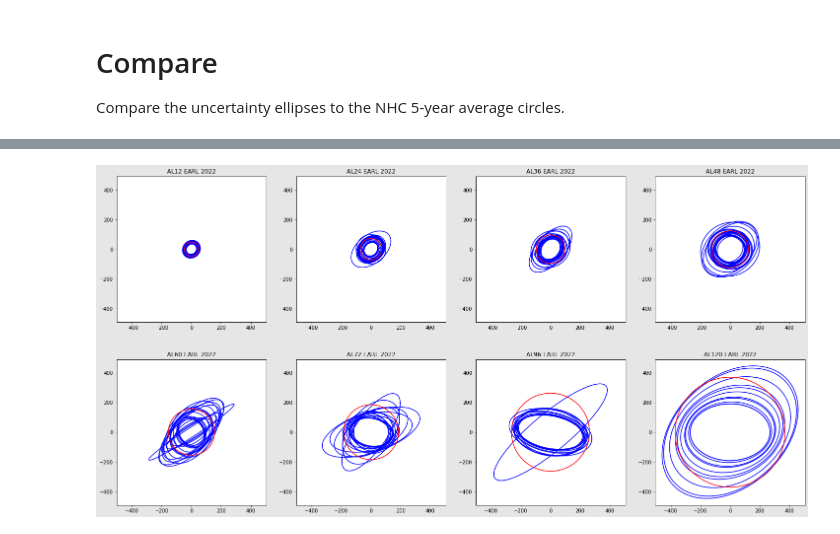
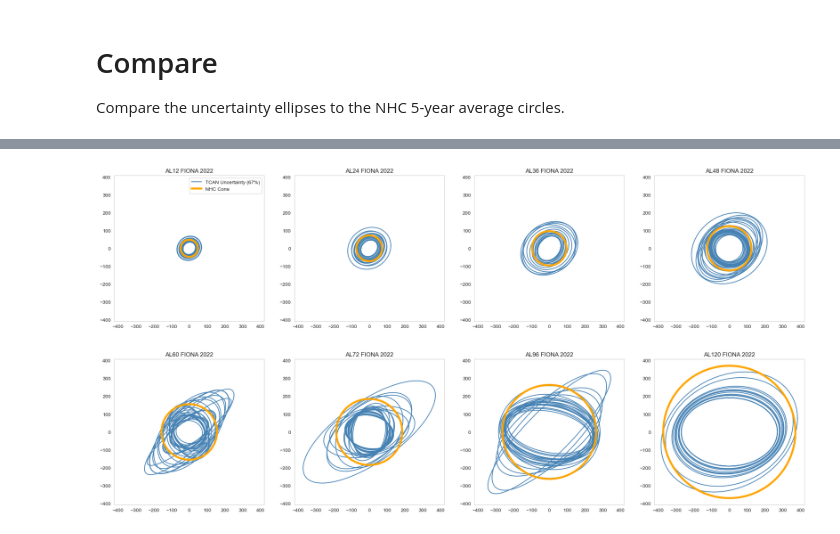
Before and after one commit to mafern/tcane_track, a Jupyter notebook: _compare_to_nhc_by_storm.ipynb, the cells around one changed output, grey strips where cells are left out. Saved outputs shown, nothing was run; the diff lists cells and outputs as text; code cells hidden in the pictures.

Commit message:
cleaned-up planet comparisons between nhc and tcan. moved plotting ability by lead to archive (eab).

```diff
--- a/_compare_to_nhc_by_storm.ipynb
+++ b/_compare_to_nhc_by_storm.ipynb
@@ -12,0 +21,3 @@ __version__ = "15 December 2022"
+# %%
+FIGURE_PATH = "figures/analysis/"
+PREDICTIONS_PATH = "saved_predictions/"
@@ -12,0 +26,5 @@ __version__ = "15 December 2022"
+# %%
+mpl.rcParams['savefig.dpi'] = 600
+mpl.rcParams["figure.dpi"] = 100
+dpiFig = 600
+np.warnings.filterwarnings("ignore", category=np.VisibleDeprecationWarning)
@@ -13,7 +33,7 @@ __version__ = "15 December 2022"
 # %%
-NAME = "EARL"          # <<< adjustable parameter
+NAME = "FIONA"          # <<< adjustable parameter
 
-ELLIPSE_COLOR = 'b'
-CIRCLE_COLOR = 'r'
+ELLIPSE_COLOR = 'steelblue'
+CIRCLE_COLOR = 'orange'
 NAUTICAL_MILE_TO_KM = 1.852
 FIGURE_WIDTH = 25
@@ -30,9 +54,14 @@ THETA = np.linspace(0, 2 * np.pi, 1000)
 def plot_circle(ax, radius):
     x = radius * np.cos(THETA)
     y = radius * np.sin(THETA)
-    ax.plot(x, y, '-', color=CIRCLE_COLOR)
+    ax.plot(x, y, '-', color=CIRCLE_COLOR, linewidth=4, label="NHC Cone")
 
-def plot_ellipse(ax, sigma_u, sigma_v, rho, r):
+def plot_ellipse(ax, sigma_u, sigma_v, rho, r, label=False):
+    if label:
+        label_text = "TCAN Uncertainty (67%)"
+    else:
+        label_text = None
+
     x = r * sigma_u * np.cos(THETA)
     y = r * sigma_v * (rho * np.cos(THETA) + np.sqrt(1 - rho * rho) * np.sin(THETA))
-    ax.plot(x, y, '-', color=ELLIPSE_COLOR)
+    ax.plot(x, y, '-', color=ELLIPSE_COLOR, linewidth=1.5, label=label_text)
@@ -46,12 +77,12 @@ fig, ax = plt.subplots(
     nrows=2,
     ncols=4,
     figsize=(FIGURE_WIDTH, 0.5*FIGURE_WIDTH),
-    facecolor=(0.9, 0.9, 0.9),
+    facecolor="white",#(0.9, 0.9, 0.9),
 )
 ax = ax.flat
 
 for i, ftime in enumerate(ftimes):
-    pathname = f"saved_predictions/centered_bivariate_normal_*_AL{ftime}_{year}_centered_bivariate_normal_rng_seed_{rng_seed}_testing_predictions.csv"
+    pathname = f"{PREDICTIONS_PATH}/centered_bivariate_normal_*_AL{ftime}_{year}_centered_bivariate_normal_rng_seed_{rng_seed}_testing_predictions.csv"
     file_list = glob.glob(pathname=pathname)
     assert(len(file_list) == 1)
 
@@ -59,32 +90,46 @@ for i, ftime in enumerate(ftimes):
     predictions = pd.read_csv(PREDICTIONS_FILE)
 
     parameters = predictions.loc[predictions['Name']==NAME, ['time', 'sigma_u', 'sigma_v', 'rho']].copy()
     parameters.sort_values(by='time', inplace=True, ignore_index=True)
 
     for j, row in parameters.iterrows():
-        plot_ellipse(ax[i], row['sigma_u'], row['sigma_v'], row['rho'], R)
+        if j==0:
+            label=True
+        else:
+            label=False
+        plot_ellipse(ax[i], row['sigma_u'], row['sigma_v'], row['rho'], R, label)
 
     plot_circle(ax[i], NHC2022[(basin, ftime)]*NAUTICAL_MILE_TO_KM)
 
     ax[i].set_aspect('equal')
     ax[i].set_title(f"{basin}{ftime} {NAME} {year}")
 
 # Set all the subplot axes limits equal.
 all_left = all_right = all_top = all_bottom = 0.0
 
 for i in range(len(ftimes)):
     left, right = ax[i].get_xlim()
     bottom, top = ax[i].get_ylim()
 
     all_left   = min(left, all_left)
     all_right  = max(right, all_right)
     all_bottom = min(bottom, all_bottom)
     all_top    = max(top, all_top)
 
 for i in range(len(ftimes)):
     ax[i].set_xlim(all_left, all_right)
     ax[i].set_ylim(all_bottom, all_top)
+    ax[i].grid(False)
 
+    if i == 0:
+        ax[i].legend()
+
+exp_name = f"centered_bivariate_normal_{NAME}_AL_{year}_centered_bivariate_normal_rng_seed_{rng_seed}_testing_predictions.csv"
+plt.savefig(
+    FIGURE_PATH + 'compare_uq_nhc_by_storm_' + exp_name + '.png',
+    dpi=dpiFig,
+    bbox_inches='tight',
+)
 plt.show()
 # %% [output]
-[figure, old version]
+[figure, new version]
```
Also changed, not shown: parts of 9 cells of this notebook, 3 other files.
